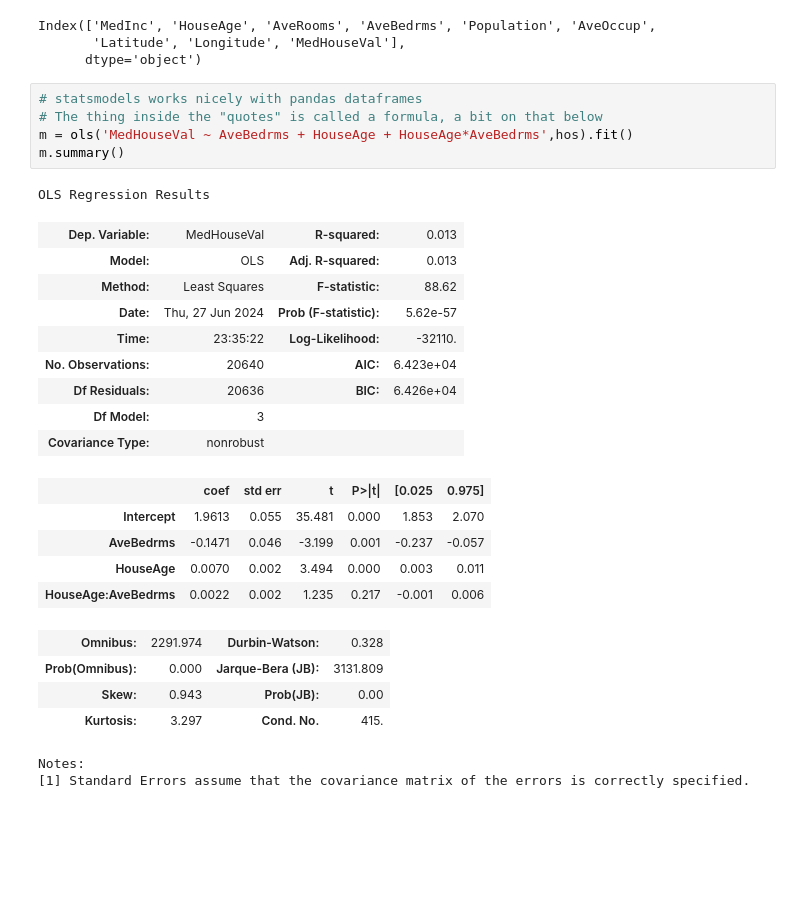
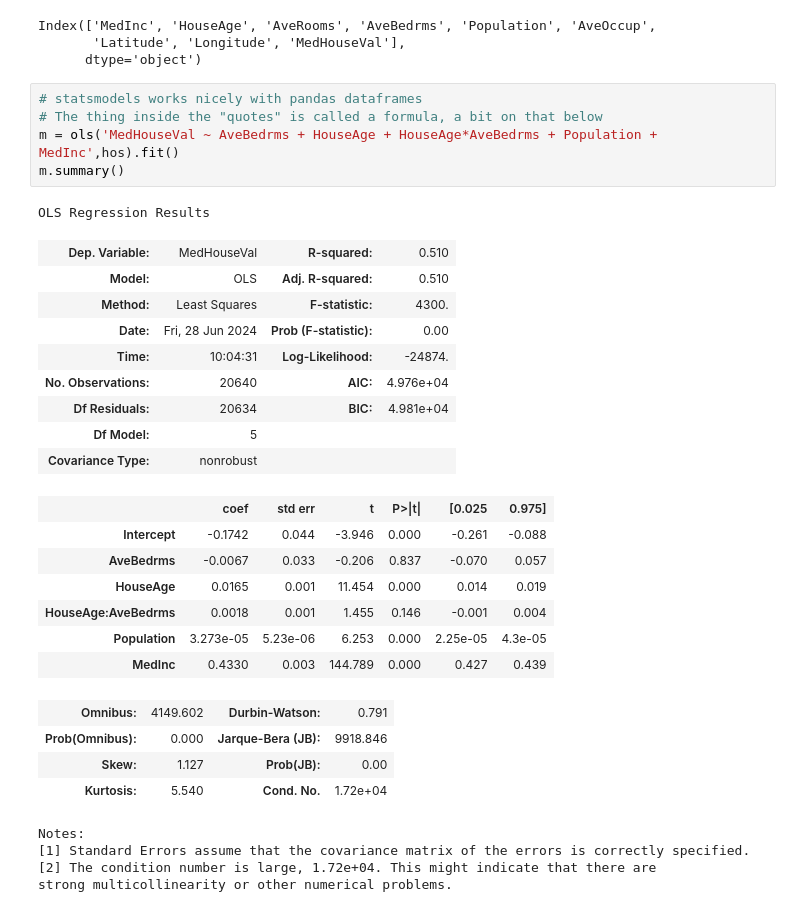
Before and after one commit to raymondEDS/data_science_class, a Jupyter notebook: class_6/linear_regression_review.ipynb, the cells around one changed output. Saved outputs shown, nothing was run; the diff lists cells and outputs as text; blank space fills up the shorter version.

```diff
--- a/class_6/linear_regression_review.ipynb
+++ b/class_6/linear_regression_review.ipynb
@@ -23,27 +31,31 @@ Index(['MedInc', 'HouseAge', 'AveRooms', 'AveBedrms', 'Population', 'AveOccup',
 # %%
 # statsmodels works nicely with pandas dataframes
 # The thing inside the "quotes" is called a formula, a bit on that below
-m = ols('MedHouseVal ~ AveBedrms + HouseAge + HouseAge*AveBedrms',hos).fit()
+m = ols('MedHouseVal ~ AveBedrms + HouseAge + HouseAge*AveBedrms + Population + MedInc',hos).fit()
 m.summary()
 # %% [output]
 OLS Regression Results
-| Dep. Variable: | MedHouseVal | R-squared: | 0.013 |
-| Model: | OLS | Adj. R-squared: | 0.013 |
-| Method: | Least Squares | F-statistic: | 88.62 |
-| Date: | Thu, 27 Jun 2024 | Prob (F-statistic): | 5.62e-57 |
-| Time: | 23:35:22 | Log-Likelihood: | -32110. |
-| No. Observations: | 20640 | AIC: | 6.423e+04 |
-| Df Residuals: | 20636 | BIC: | 6.426e+04 |
-| Df Model: | 3 |  |  |
+| Dep. Variable: | MedHouseVal | R-squared: | 0.510 |
+| Model: | OLS | Adj. R-squared: | 0.510 |
+| Method: | Least Squares | F-statistic: | 4300. |
+| Date: | Fri, 28 Jun 2024 | Prob (F-statistic): | 0.00 |
+| Time: | 10:04:31 | Log-Likelihood: | -24874. |
+| No. Observations: | 20640 | AIC: | 4.976e+04 |
+| Df Residuals: | 20634 | BIC: | 4.981e+04 |
+| Df Model: | 5 |  |  |
 | Covariance Type: | nonrobust |  |  |
 |  | coef | std err | t | P>|t| | [0.025 | 0.975] |
-| Intercept | 1.9613 | 0.055 | 35.481 | 0.000 | 1.853 | 2.070 |
-| AveBedrms | -0.1471 | 0.046 | -3.199 | 0.001 | -0.237 | -0.057 |
-| HouseAge | 0.0070 | 0.002 | 3.494 | 0.000 | 0.003 | 0.011 |
-| HouseAge:AveBedrms | 0.0022 | 0.002 | 1.235 | 0.217 | -0.001 | 0.006 |
+| Intercept | -0.1742 | 0.044 | -3.946 | 0.000 | -0.261 | -0.088 |
+| AveBedrms | -0.0067 | 0.033 | -0.206 | 0.837 | -0.070 | 0.057 |
+| HouseAge | 0.0165 | 0.001 | 11.454 | 0.000 | 0.014 | 0.019 |
+| HouseAge:AveBedrms | 0.0018 | 0.001 | 1.455 | 0.146 | -0.001 | 0.004 |
+| Population | 3.273e-05 | 5.23e-06 | 6.253 | 0.000 | 2.25e-05 | 4.3e-05 |
+| MedInc | 0.4330 | 0.003 | 144.789 | 0.000 | 0.427 | 0.439 |
-| Omnibus: | 2291.974 | Durbin-Watson: | 0.328 |
-| Prob(Omnibus): | 0.000 | Jarque-Bera (JB): | 3131.809 |
-| Skew: | 0.943 | Prob(JB): | 0.00 |
-| Kurtosis: | 3.297 | Cond. No. | 415. |
+| Omnibus: | 4149.602 | Durbin-Watson: | 0.791 |
+| Prob(Omnibus): | 0.000 | Jarque-Bera (JB): | 9918.846 |
+| Skew: | 1.127 | Prob(JB): | 0.00 |
+| Kurtosis: | 5.540 | Cond. No. | 1.72e+04 |
 Notes:
 [1] Standard Errors assume that the covariance matrix of the errors is correctly specified.
+[2] The condition number is large, 1.72e+04. This might indicate that there are
+strong multicollinearity or other numerical problems.
```
Also changed, not shown: parts of 2 cells of this notebook, 6 other files.
